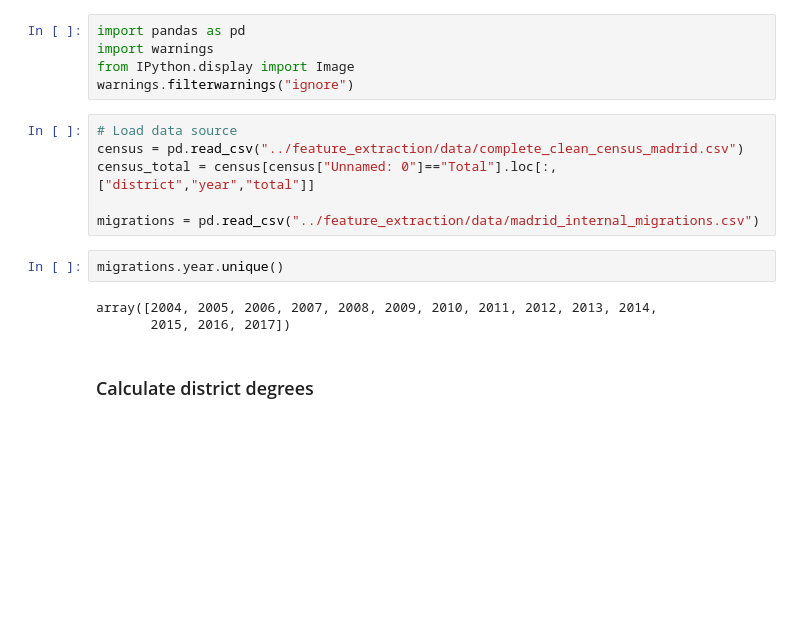
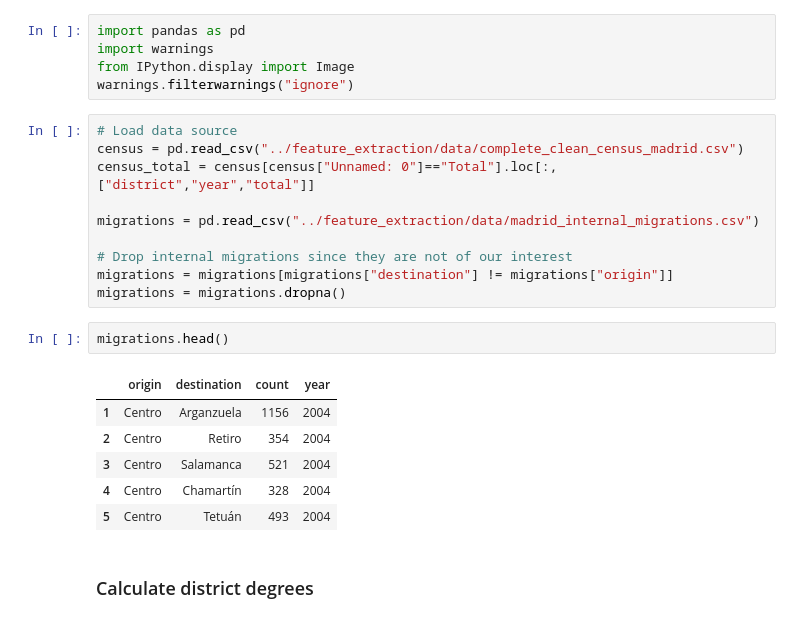
Before and after one commit to diazcelsa/population_dynamics, a Jupyter notebook: migration_flow/migration_flow_diagram.ipynb, the cells around one changed output. Cells and saved outputs as stored; diff of their text form; blank space fills up the shorter version.

```diff
--- a/migration_flow/migration_flow_diagram.ipynb
+++ b/migration_flow/migration_flow_diagram.ipynb
@@ -15,11 +15,19 @@ census = pd.read_csv("../feature_extraction/data/complete_clean_census_madrid.cs
 census_total = census[census["Unnamed: 0"]=="Total"].loc[:,["district","year","total"]]
 
 migrations = pd.read_csv("../feature_extraction/data/madrid_internal_migrations.csv")
+
+# Drop internal migrations since they are not of our interest
+migrations = migrations[migrations["destination"] != migrations["origin"]]
+migrations = migrations.dropna()
-# %%
-migrations.year.unique()
-# %% [output]
-array([2004, 2005, 2006, 2007, 2008, 2009, 2010, 2011, 2012, 2013, 2014,
-       2015, 2016, 2017])
+# %%
+migrations.head()
+# %% [output]
+|  | origin | destination | count | year |
+| 1 | Centro | Arganzuela | 1156 | 2004 |
+| 2 | Centro | Retiro | 354 | 2004 |
+| 3 | Centro | Salamanca | 521 | 2004 |
+| 4 | Centro | Chamartín | 328 | 2004 |
+| 5 | Centro | Tetuán | 493 | 2004 |
 # %% [markdown]
 ### Calculate district degrees
 # %%
```
Also changed, not shown: parts of 1 cell of this notebook, 5 other files.
